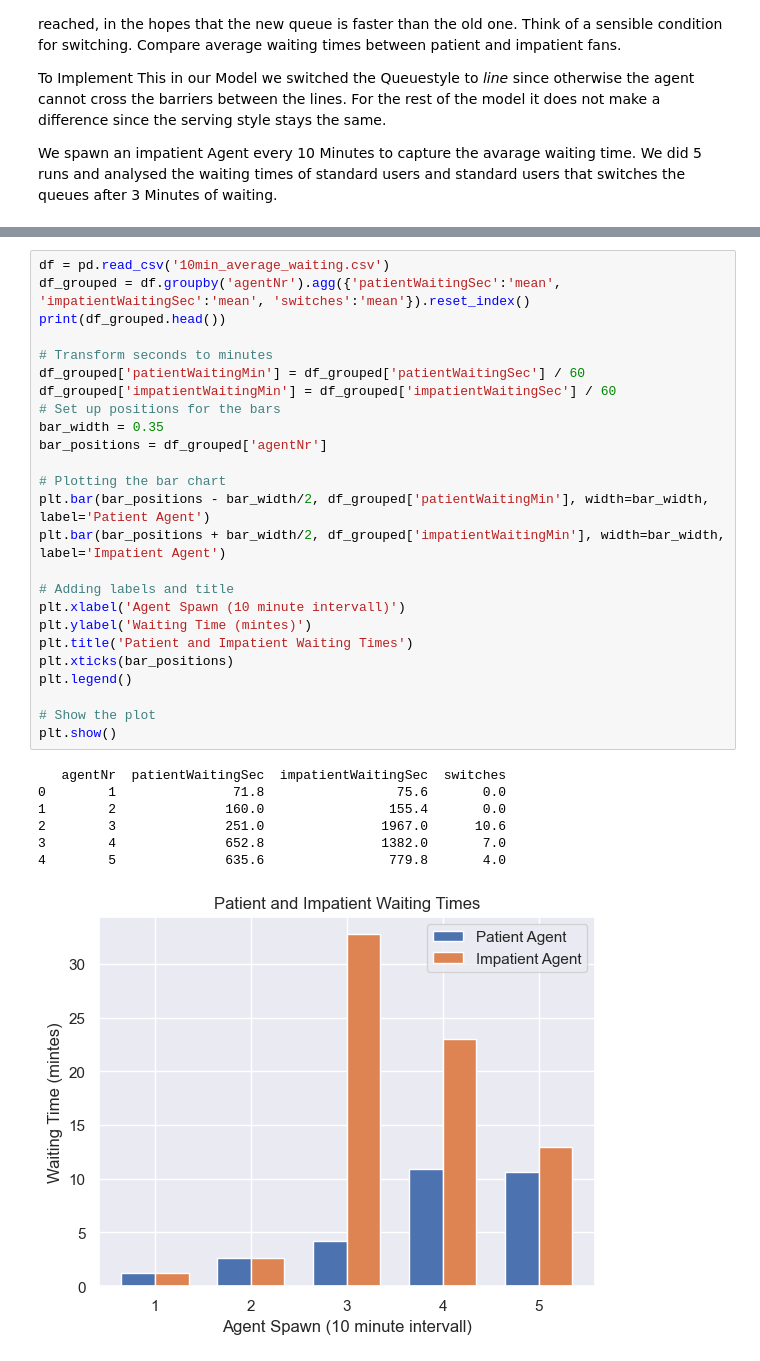
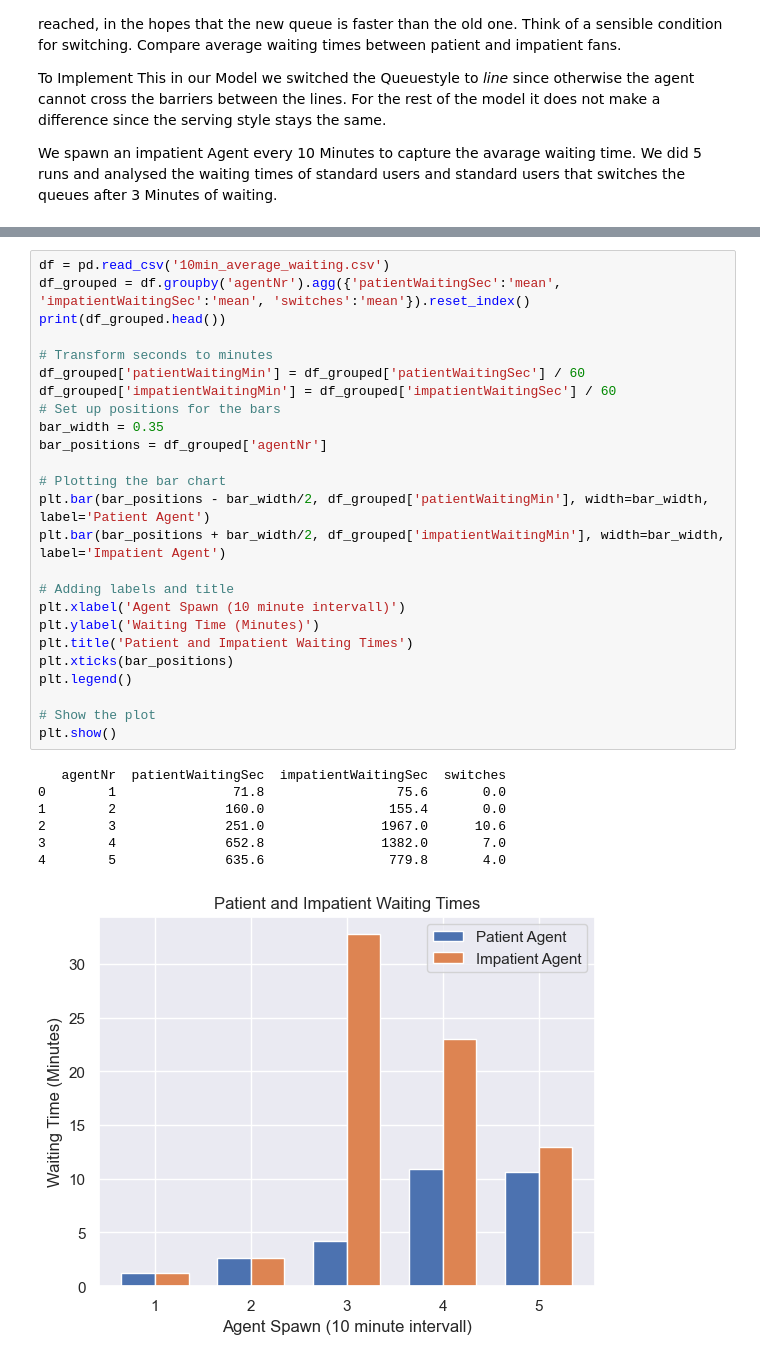
Before and after one commit to lukasthekid/modeling-simulation, a Jupyter notebook: football_stadium_task_2_and_5/task2-5.ipynb, the cells around one changed output, grey strips where cells are left out. Drawn from its saved outputs; the diff is of its cells as text.

```diff
--- a/task2-5.ipynb
+++ b/football_stadium_task_2_and_5/task2-5.ipynb
@@ -155,32 +155,32 @@ The average waiting time is 13.434141201264488 time units.
 df = pd.read_csv('10min_average_waiting.csv')
 df_grouped = df.groupby('agentNr').agg({'patientWaitingSec':'mean', 'impatientWaitingSec':'mean', 'switches':'mean'}).reset_index()
 print(df_grouped.head())
 
 # Transform seconds to minutes
 df_grouped['patientWaitingMin'] = df_grouped['patientWaitingSec'] / 60
 df_grouped['impatientWaitingMin'] = df_grouped['impatientWaitingSec'] / 60
 # Set up positions for the bars
 bar_width = 0.35
 bar_positions = df_grouped['agentNr']
 
 # Plotting the bar chart
 plt.bar(bar_positions - bar_width/2, df_grouped['patientWaitingMin'], width=bar_width, label='Patient Agent')
 plt.bar(bar_positions + bar_width/2, df_grouped['impatientWaitingMin'], width=bar_width, label='Impatient Agent')
 
 # Adding labels and title
 plt.xlabel('Agent Spawn (10 minute intervall)')
-plt.ylabel('Waiting Time (mintes)')
+plt.ylabel('Waiting Time (Minutes)')
 plt.title('Patient and Impatient Waiting Times')
 plt.xticks(bar_positions)
 plt.legend()
 
 # Show the plot
 plt.show()
 # %% [output]
    agentNr  patientWaitingSec  impatientWaitingSec  switches
 0        1               71.8                 75.6       0.0
 1        2              160.0                155.4       0.0
 2        3              251.0               1967.0      10.6
 3        4              652.8               1382.0       7.0
 4        5              635.6                779.8       4.0
-[figure, old version]
+[figure, new version]
```
Also changed, not shown: parts of 1 cell of this notebook, 22 other files.
